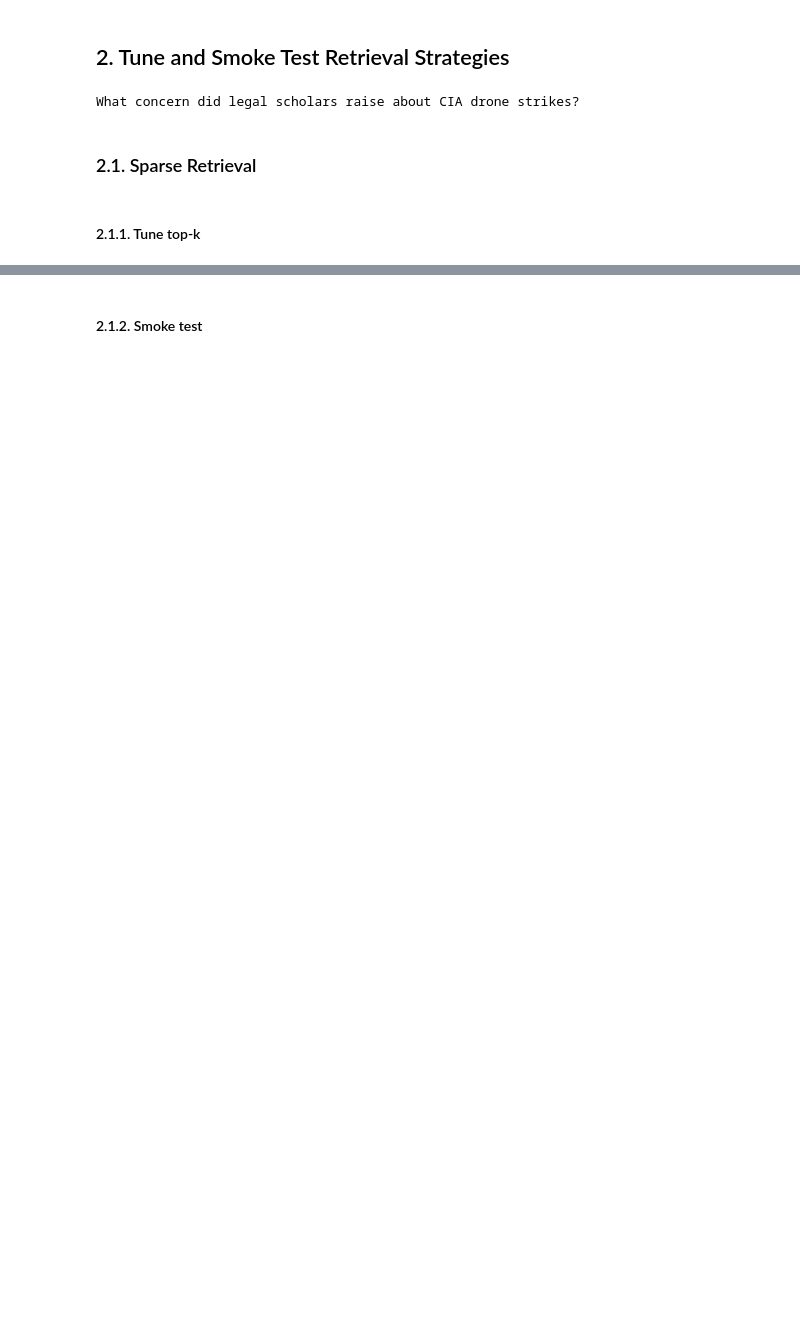
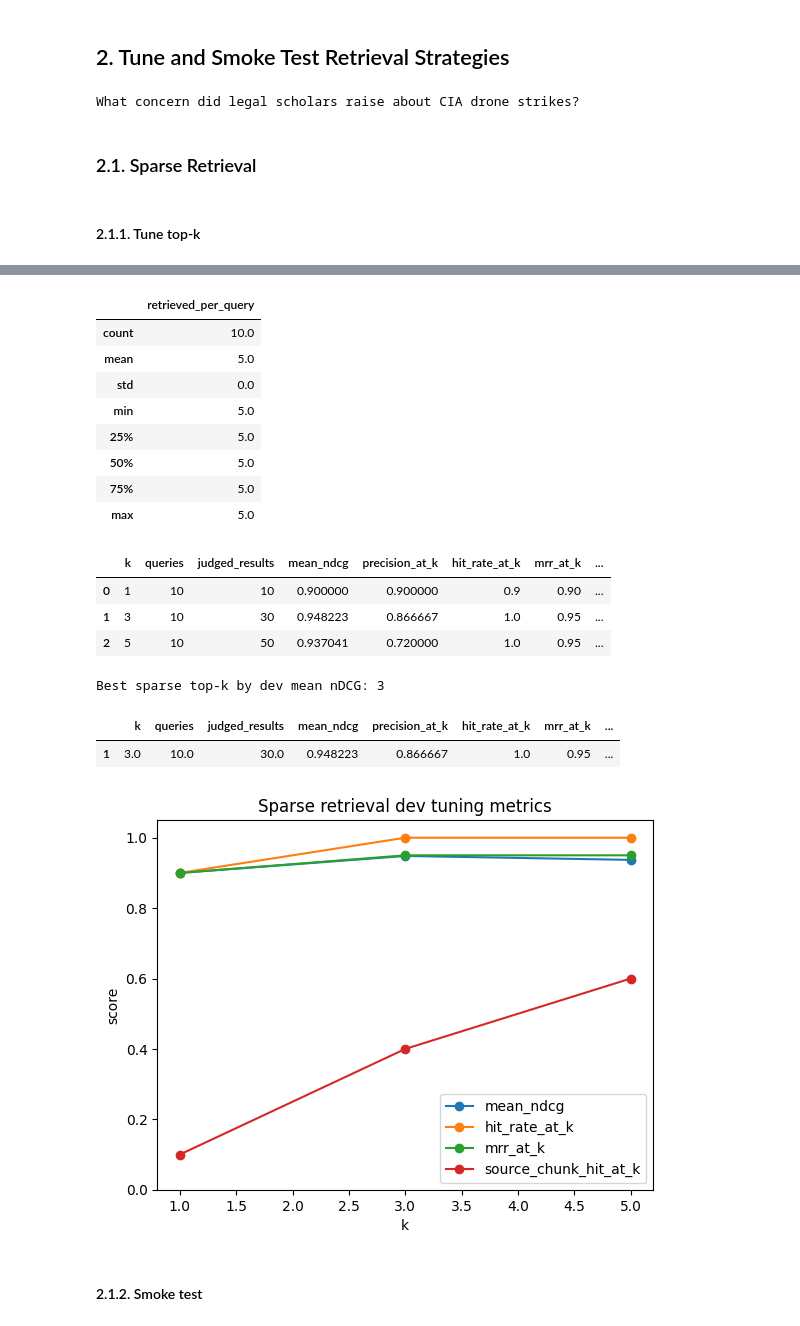
Before and after one commit to plminh-sdh/Design-and-Evaluation-of-Secure-Retrieval-Augmented-Systems-for-Large-Scale-Digital-Archives, a Jupyter notebook: Retrieval Component.ipynb, the cells around one changed output, grey strips where cells are left out. Saved outputs shown, nothing was run; the diff lists cells and outputs as text; code cells hidden in the pictures; blank space fills up the shorter version.

```diff
--- a/Retrieval Component.ipynb
+++ b/Retrieval Component.ipynb
@@ -403,33 +328,53 @@ else:
         output_jsonl=SPARSE_DEV_JUDGMENTS_JSONL,
         resume=True,
         max_new_tokens=SPARSE_JUDGE_MAX_NEW_TOKENS,
+        max_retries=SPARSE_JUDGE_MAX_RETRIES,
+        retry_sleep_seconds=SPARSE_JUDGE_RETRY_SLEEP_SECONDS,
         verbose=True,
     )
 
     sparse_tuning_metrics_df = summarize_retrieval_judgments(
         sparse_dev_judgments_df,
         k_values=SPARSE_RETRIEVAL_TOP_K_CANDIDATES,
         relevance_threshold=SPARSE_TUNING_RELEVANCE_THRESHOLD,
     )
 
     display(sparse_tuning_metrics_df)
 
     sparse_tuning_plot_ax = sparse_tuning_metrics_df.plot(
         x="k",
         y=["mean_ndcg", "hit_rate_at_k", "mrr_at_k", "source_chunk_hit_at_k"],
         marker="o",
         title="Sparse retrieval dev tuning metrics",
     )
     sparse_tuning_plot_ax.set_ylabel("score")
     sparse_tuning_plot_ax.set_ylim(0, 1.05)
 
     best_sparse_threshold_row = sparse_tuning_metrics_df.sort_values(
         ["mean_ndcg", "hit_rate_at_k", "mrr_at_k"],
         ascending=False,
     ).iloc[0]
     BEST_SPARSE_RETRIEVAL_TOP_K = int(best_sparse_threshold_row["k"])
     print(f"Best sparse top-k by dev mean nDCG: {BEST_SPARSE_RETRIEVAL_TOP_K}")
     display(best_sparse_threshold_row.to_frame().T)
+# %% [output]
+|  | retrieved_per_query |
+| count | 10.0 |
+| mean | 5.0 |
+| std | 0.0 |
+| min | 5.0 |
+| 25% | 5.0 |
+| 50% | 5.0 |
+| 75% | 5.0 |
+| max | 5.0 |
+|  | k | queries | judged_results | mean_ndcg | precision_at_k | hit_rate_at_k | mrr_at_k | ... |
+| 0 | 1 | 10 | 10 | 0.900000 | 0.900000 | 0.9 | 0.90 | ... |
+| 1 | 3 | 10 | 30 | 0.948223 | 0.866667 | 1.0 | 0.95 | ... |
+| 2 | 5 | 10 | 50 | 0.937041 | 0.720000 | 1.0 | 0.95 | ... |
+Best sparse top-k by dev mean nDCG: 3
+|  | k | queries | judged_results | mean_ndcg | precision_at_k | hit_rate_at_k | mrr_at_k | ... |
+| 1 | 3.0 | 10.0 | 30.0 | 0.948223 | 0.866667 | 1.0 | 0.95 | ... |
+[figure, added]
 # %% [markdown]
 #### 2.1.2. Smoke test
 # %%
```
Also changed, not shown: parts of 7 cells of this notebook, 3 other files.
